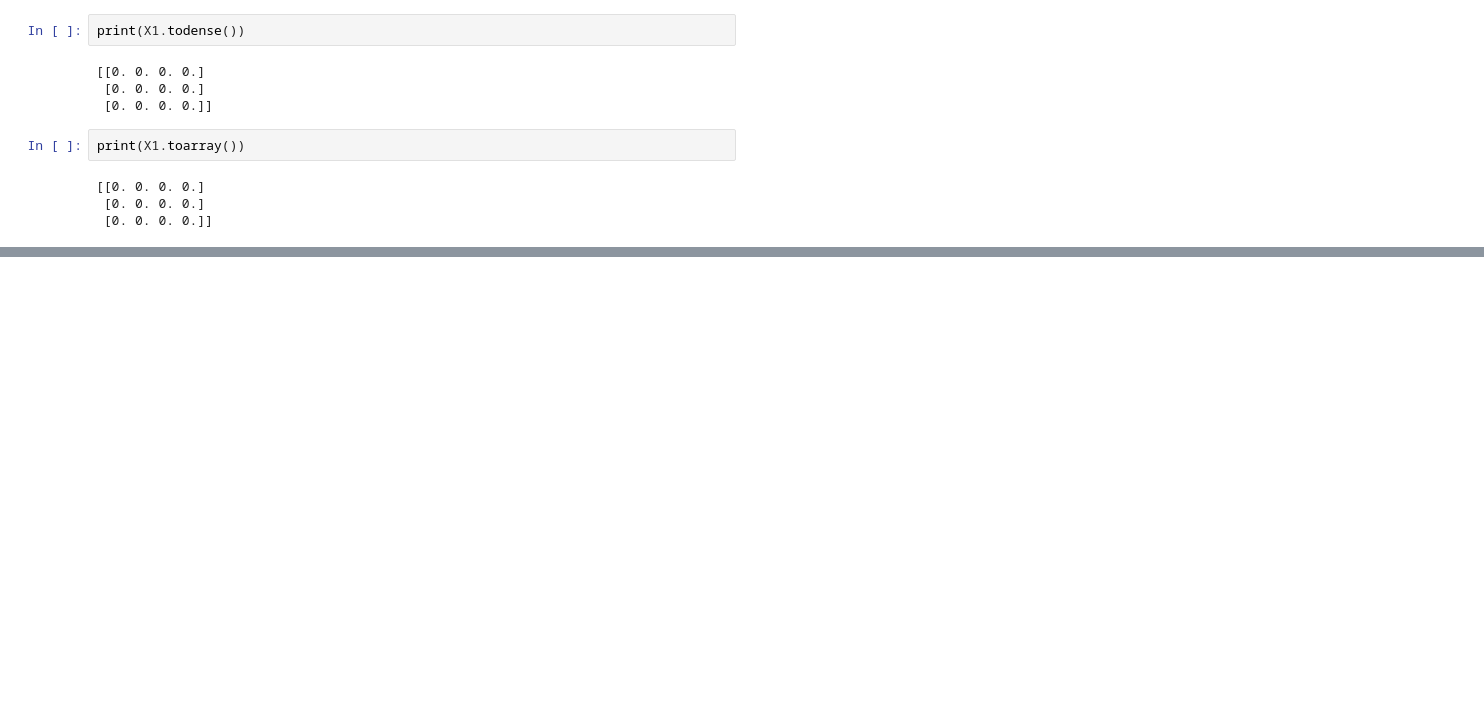
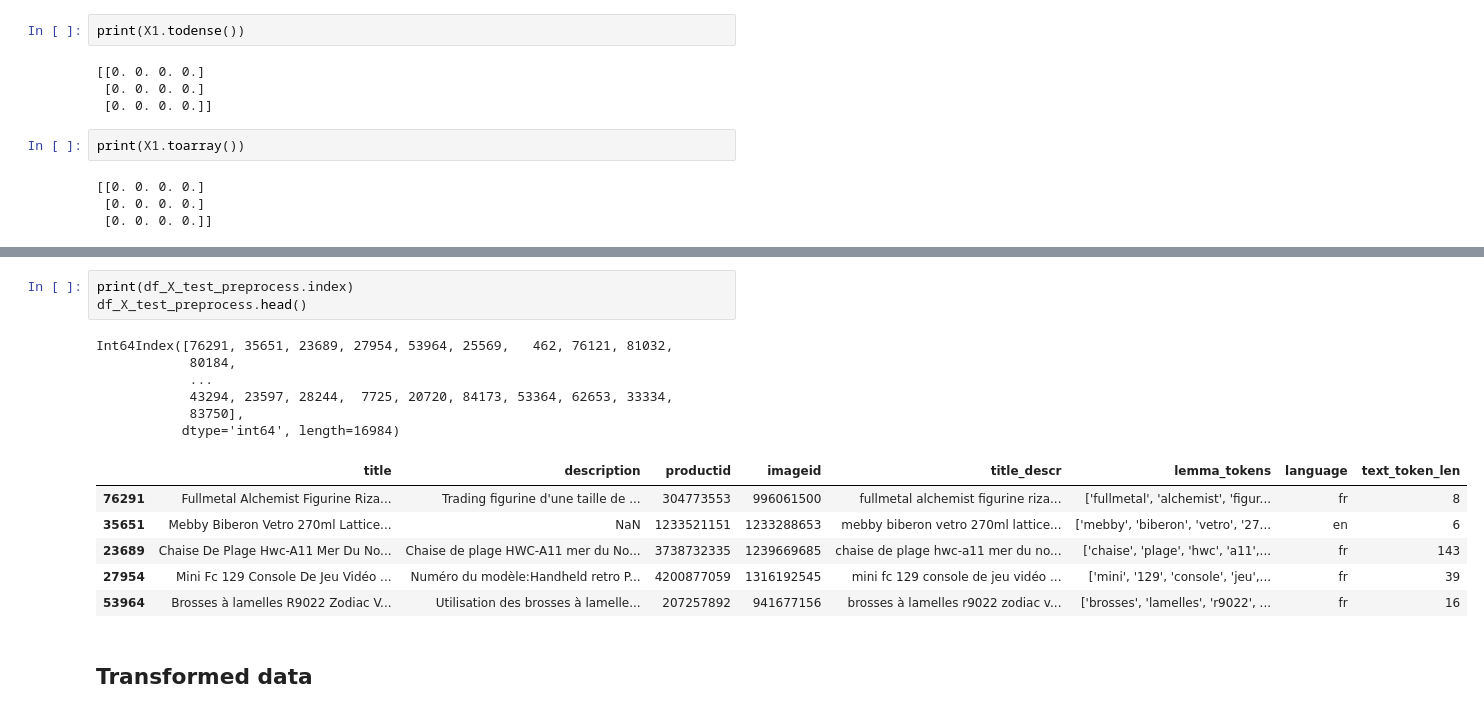
Before and after one commit to RamiroHR/Multimodal-Data-Product-Classification-Model, a Jupyter notebook: Tests_Simple_functions.ipynb, the cells around one changed output, grey strips where cells are left out. Saved outputs shown, nothing was run; the diff lists cells and outputs as text; blank space fills up the shorter version.

```diff
--- a/Tests_Simple_functions.ipynb
+++ b/Tests_Simple_functions.ipynb
@@ -442,0 +563,18 @@ print(X1.toarray())
+# %%
+print(df_X_test_preprocess.index)
+df_X_test_preprocess.head()
+# %% [output]
+Int64Index([76291, 35651, 23689, 27954, 53964, 25569,   462, 76121, 81032,
+            80184,
+            ...
+            43294, 23597, 28244,  7725, 20720, 84173, 53364, 62653, 33334,
+            83750],
+           dtype='int64', length=16984)
+|  | title | description | productid | imageid | title_descr | lemma_tokens | language | text_token_len |
+| 76291 | Fullmetal Alchemist Figurine Riza... | Trading figurine d'une taille de ... | 304773553 | 996061500 | fullmetal alchemist figurine riza... | ['fullmetal', 'alchemist', 'figur... | fr | 8 |
+| 35651 | Mebby Biberon Vetro 270ml Lattice... | NaN | 1233521151 | 1233288653 | mebby biberon vetro 270ml lattice... | ['mebby', 'biberon', 'vetro', '27... | en | 6 |
+| 23689 | Chaise De Plage Hwc-A11 Mer Du No... | Chaise de plage HWC-A11 mer du No... | 3738732335 | 1239669685 | chaise de plage hwc-a11 mer du no... | ['chaise', 'plage', 'hwc', 'a11',... | fr | 143 |
+| 27954 | Mini Fc 129 Console De Jeu Vidéo ... | Numéro du modèle:Handheld retro P... | 4200877059 | 1316192545 | mini fc 129 console de jeu vidéo ... | ['mini', '129', 'console', 'jeu',... | fr | 39 |
+| 53964 | Brosses à lamelles R9022 Zodiac V... | Utilisation des brosses à lamelle... | 207257892 | 941677156 | brosses à lamelles r9022 zodiac v... | ['brosses', 'lamelles', 'r9022', ... | fr | 16 |
+# %% [markdown]
+## Transformed data
```
Also changed, not shown: parts of 25 cells of this notebook, 1 other file.
